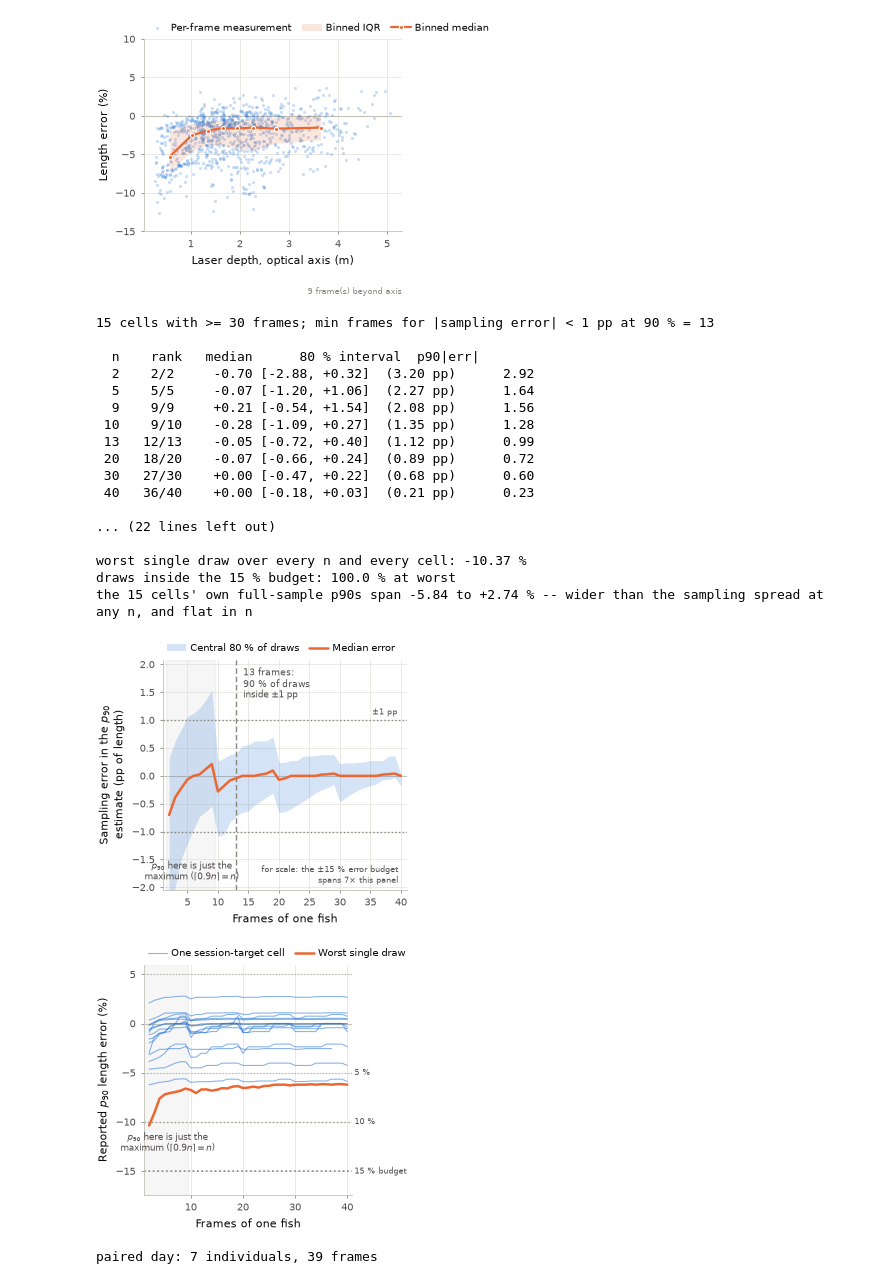
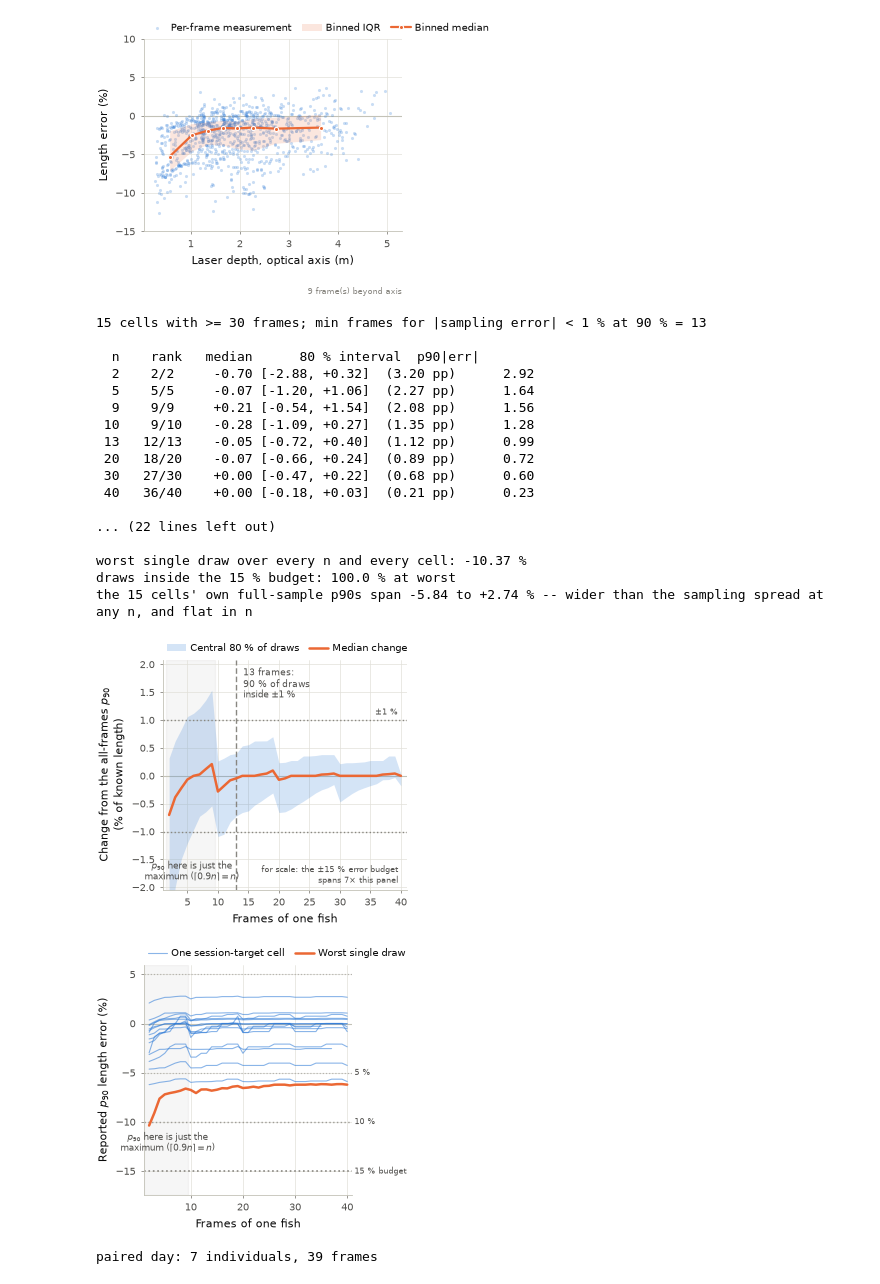
Before and after one commit to UCSD-E4E/imwut_2026_fishsense_lite, a Jupyter notebook: fish_model_analysis/fish_model_measurements.ipynb, the cells around one changed output. Saved outputs shown, nothing was run; the diff lists cells and outputs as text; code cells hidden in the pictures.

```diff
--- a/fish_model_analysis/fish_model_measurements.ipynb
+++ b/fish_model_analysis/fish_model_measurements.ipynb
@@ -468,8 +468,9 @@ pubfig.save_figure(fig3, "fig3_error_vs_range", FIGURE_DIR)
 # cell's own full-sample p90. The reference is the cell's own value, which
 # isolates the ESTIMATOR's sampling behaviour from how accurate the target
 # happened to be -- and is also why the band can converge. Same UNIT as section
-# 4's percent error (pp of length), different ORIGIN: zero here is the cell's
-# own answer, not the known length.
+# 4's percent error -- the -K cancels, so delta = 100 (L_draw - L_all) / K, one
+# length over a length -- and a different ORIGIN: zero here is the cell's own
+# answer, not the known length.
 #
 # TWO STATISTICS AT TWO LEVELS, and the distinction is the figure's:
 #   per fish     -> p90, because one fish's frames are one-sided (pose)
@@ -485,7 +486,7 @@ fig16 = pubfig.fig_p90_vs_sample_size(rare, min_frames=min_n)
 pubfig.save_figure(fig16, "fig16_p90_vs_sample_size", FIGURE_DIR)
 
 print(f"{len(groups)} cells with >= 30 frames; "
-      f"min frames for |sampling error| < 1 pp at 90 % = {min_n}")
+      f"min frames for |sampling error| < 1 % at 90 % = {min_n}")
 print(f"\n{'n':>3} {'rank':>7} {'median':>8} {'80 % interval':>18} {'p90|err|':>9}")
 for n in (2, 5, 9, 10, 13, 20, 30, 40):
     if n not in rare: continue
@@ -498,18 +499,18 @@ for n in (2, 5, 9, 10, 13, 20, 30, 40):
 print("\nwidth of the 80 % interval either side of the n = 10 boundary:")
 for n in (8, 9, 10, 11):
     q = rare[n]
-    print(f"  n={n:>2}  rank {q.rank:>2}/{q.n:<2}  width {q.hi-q.lo:.2f} pp")
+    print(f"  n={n:>2}  rank {q.rank:>2}/{q.n:<2}  width {q.hi-q.lo:.2f} %")
 
 # And the bias is not one-signed, so a small sample is not conservative.
-print(f"\nmedian error flips sign: n=2 {rare[2].median:+.2f} pp -> "
-      f"n=9 {rare[9].median:+.2f} pp")
+print(f"\nmedian error flips sign: n=2 {rare[2].median:+.2f} % -> "
+      f"n=9 {rare[9].median:+.2f} %")
 
 # The threshold is a consequence of the +-1 pp tolerance, which is FIFTEEN times
 # tighter than the 15 % accuracy budget. Printed so the caption cannot imply
 # that thirteen frames are needed to meet the budget.
 print("\nsensitivity of the threshold to the tolerance:")
 for tol in (0.5, 1.0, 1.5, 2.0, 3.0):
-    print(f"  |sampling error| < {tol:>3.1f} pp -> {rep.p90_min_frames(rare, tolerance=tol)} frames")
+    print(f"  |sampling error| < {tol:>3.1f} % -> {rep.p90_min_frames(rare, tolerance=tol)} frames")
 
 
 # --- Figure D2 (REPOSITORY ONLY) ------------------------------------------
@@ -529,35 +530,35 @@ pubfig.save_figure(figD2, "figD2_p90_budget", FIGURE_DIR)
 print(f"\n{'n':>3} {'median':>9} {'80 % interval':>20} {'worst draw':>12} {'in 15 %':>9}")
 for n in (2, 3, 5, 10, 13, 30):
     q = rare[n]
     print(f"{n:>3} {q.level_median:>+9.2f} [{q.level_lo:>+5.2f}, {q.level_hi:>+5.2f}] %"
           f" {q.level_worst:>+11.2f} % {100*q.within_budget:>8.1f} %")
 
 # THE HEADLINE, and it is a negative result about sample size.
 print(f"\nworst single draw over every n and every cell: {min(worst.values()):+.2f} %")
 print(f"draws inside the 15 % budget: "
       f"{min(100 * rare[n].within_budget for n in rare):.1f} % at worst")
 cells = sorted(pubfig.nearest_rank_p90(v) for v in groups.values())
 print(f"the 15 cells' own full-sample p90s span {cells[0]:+.2f} to {cells[-1]:+.2f} %"
       f" -- wider than the sampling spread at any n, and flat in n")
 # %% [output]
-15 cells with >= 30 frames; min frames for |sampling error| < 1 pp at 90 % = 13
+15 cells with >= 30 frames; min frames for |sampling error| < 1 % at 90 % = 13
 
   n    rank   median      80 % interval  p90|err|
   2    2/2     -0.70 [-2.88, +0.32]  (3.20 pp)      2.92
   5    5/5     -0.07 [-1.20, +1.06]  (2.27 pp)      1.64
   9    9/9     +0.21 [-0.54, +1.54]  (2.08 pp)      1.56
  10    9/10    -0.28 [-1.09, +0.27]  (1.35 pp)      1.28
  13   12/13    -0.05 [-0.72, +0.40]  (1.12 pp)      0.99
  20   18/20    -0.07 [-0.66, +0.24]  (0.89 pp)      0.72
  30   27/30    +0.00 [-0.47, +0.22]  (0.68 pp)      0.60
  40   36/40    +0.00 [-0.18, +0.03]  (0.21 pp)      0.23
 
 ... (22 lines left out)
 
 worst single draw over every n and every cell: -10.37 %
 draws inside the 15 % budget: 100.0 % at worst
 the 15 cells' own full-sample p90s span -5.84 to +2.74 % -- wider than the sampling spread at any n, and flat in n
-[figure, old version]
+[figure, new version]
 [figure]
 # %%
 # The 2023-08-03 paired day, loaded once: both Figure 15 (the reported
```
Also changed, not shown: 25 other files.
